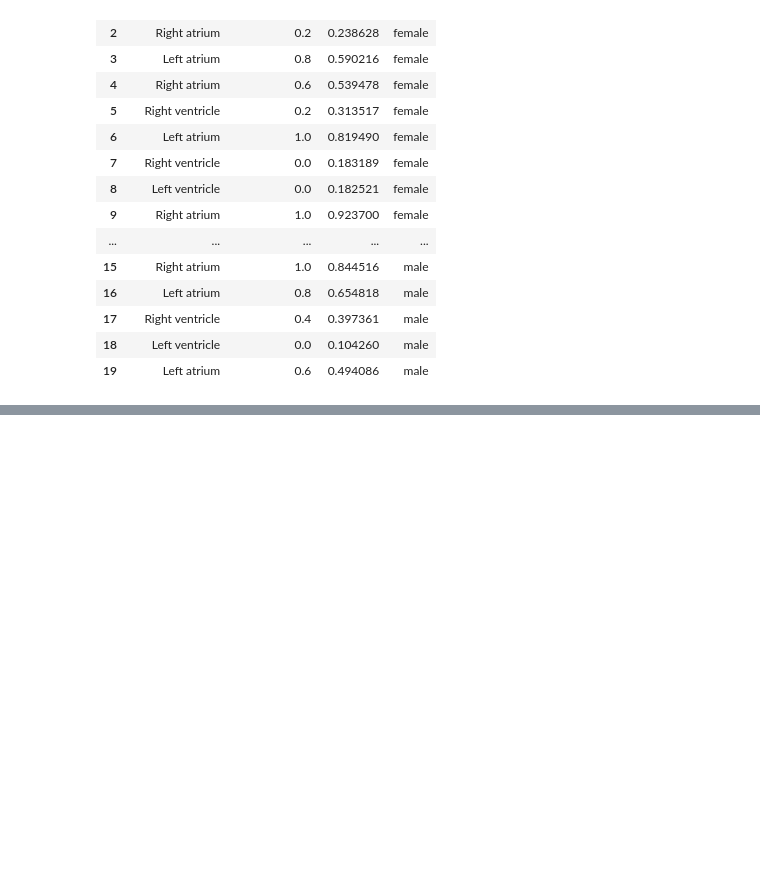
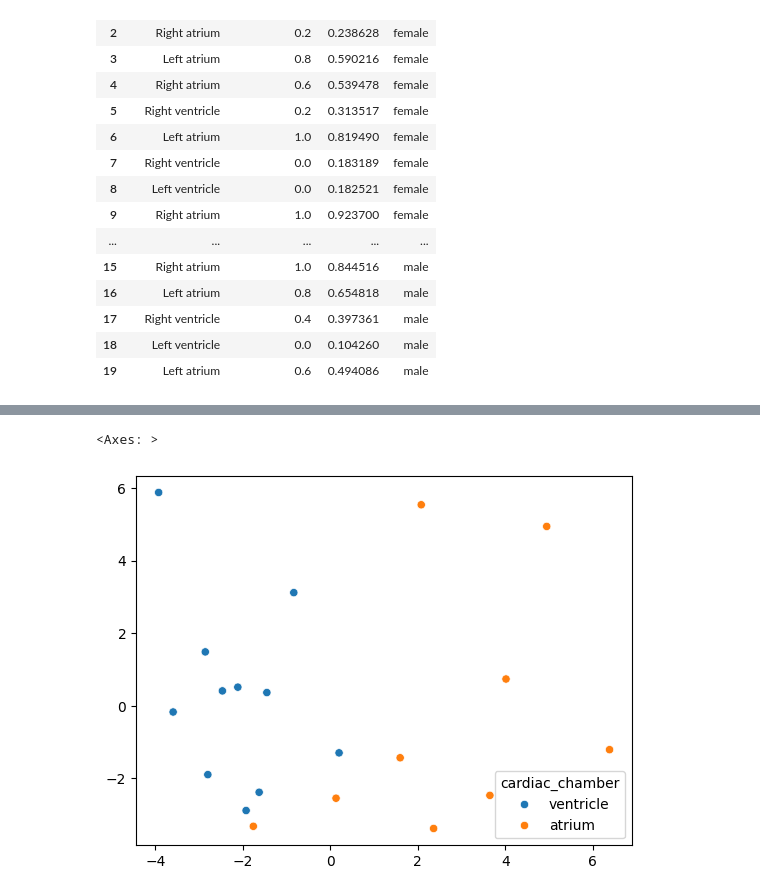
Before and after one commit to zodelheim/sea-infer-rna-seq, a Jupyter notebook: notebooks/checkHeartSexPredictionsChambersCorrelation.ipynb, the cells around one changed output, grey strips where cells are left out. Drawn from its saved outputs; the diff is of its cells as text; code cells hidden in the pictures; blank space fills up the shorter version.

```diff
--- a/notebooks/checkHeartSexPredictionsChambersCorrelation.ipynb
+++ b/notebooks/checkHeartSexPredictionsChambersCorrelation.ipynb
@@ -206,0 +246,5 @@ g.axhline(0.5, color='black', linestyle='dashed')
+# %%
+data_research = data_eval.copy(deep=True)
+
+dataset.set_index(data_research.index, inplace=True)
+data_research['cardiac_chamber'] = dataset['cardiac_chamber']
@@ -206,0 +260,13 @@ g.axhline(0.5, color='black', linestyle='dashed')
+# %%
+scaler = PCA(2)
+# scaler = umap.UMAP(2)
+scaler.fit(
+    StandardScaler().fit_transform(data_research.drop(columns='cardiac_chamber').values)
+    )
+pca_eval = scaler.transform(
+    StandardScaler().fit_transform(data_research.drop(columns='cardiac_chamber').values)
+    )
+sns.scatterplot(x=pca_eval[:,0], y=pca_eval[:,1], hue=data_research['cardiac_chamber'])
+# %% [output]
+<Axes: >
+[figure, added]
```
Also changed, not shown: parts of 9 cells of this notebook.
